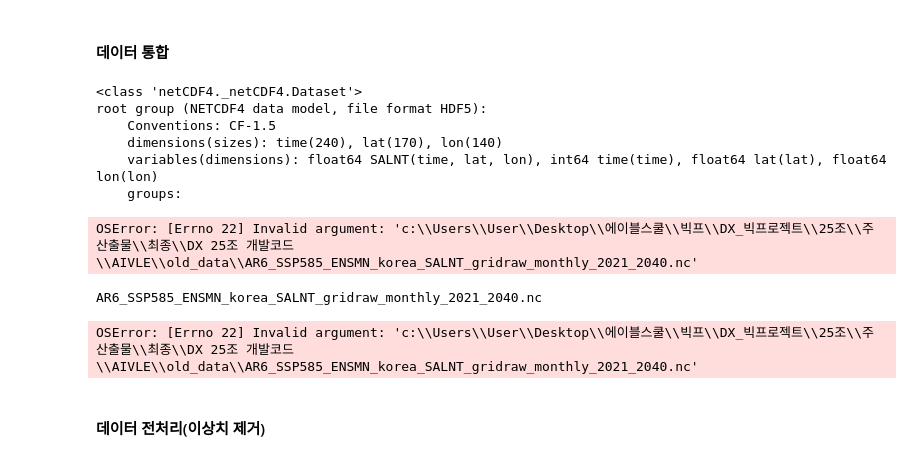
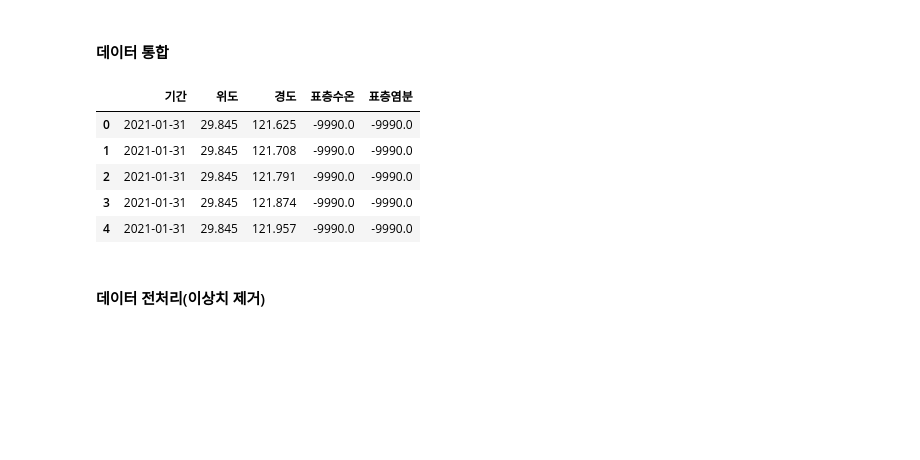
Before and after one commit to wonnyHwang/AIVLE_School_Big_Project, a Jupyter notebook: preprocessing.ipynb, the cells around one changed output. Drawn from its saved outputs; the diff is of its cells as text; code cells hidden in the pictures; blank space fills up the shorter version.

Commit message:
KT-AIVLE-School-DX

```diff
--- a/preprocessing.ipynb
+++ b/preprocessing.ipynb
@@ -340,38 +340,28 @@ pd.merge(left, 제주, 'left', 'temp').drop(columns=['temp', '조사기간', '
 ### 기상청 표층수온/표층염분 예측치 데이터 전처리
 # %% [markdown]
 #### 데이터 통합
-# %%
-import netCDF4 as nc
-nc.Dataset('./old_data/AR6_SSP585_ENSMN_korea_SALNT_gridraw_monthly_2021_2040.nc')
-# %% [output]
-<class 'netCDF4._netCDF4.Dataset'>
-root group (NETCDF4 data model, file format HDF5):
-    Conventions: CF-1.5
-    dimensions(sizes): time(240), lat(170), lon(140)
-    variables(dimensions): float64 SALNT(time, lat, lon), int64 time(time), float64 lat(lat), float64 lon(lon)
-    groups:
-# %%
-xr.open_dataset('./old_data/AR6_SSP585_ENSMN_korea_SALNT_gridraw_monthly_2021_2040.nc')
-# %% [output]
-OSError: [Errno 22] Invalid argument: 'c:\\Users\\User\\Desktop\\에이블스쿨\\빅프\\DX_빅프로젝트\\25조\\주 산출물\\최종\\DX 25조 개발코드\\AIVLE\\old_data\\AR6_SSP585_ENSMN_korea_SALNT_gridraw_monthly_2021_2040.nc'
 # %%
 salnt = []
 sst = []
 for file in [file for file in os.listdir(path) if file.endswith('nc')]:
     if 'SALNT' in file:
-        salnt.append(xr.open_dataset(f'{path}/{file}').to_dataframe().reset_index())
+        salnt.append(xr.open_dataset(f'{path}/{file}', engine='h5netcdf').to_dataframe().reset_index())
     else:
-        sst.append(xr.open_dataset(f'{path}/{file}').to_dataframe().reset_index())
+        sst.append(xr.open_dataset(f'{path}/{file}', engine='h5netcdf').to_dataframe().reset_index())
 
 salnt = pd.concat(salnt, axis=0)
 sst = pd.concat(sst, axis=0)
 
 data = pd.merge(sst, salnt, on=['time', 'lat', 'lon'])
 data.rename({'time':'기간', 'lat':'위도', 'lon':'경도', 'SALNT':'표층염분', 'SST':'표층수온'}, axis=1, inplace=True)
 data.head()
 # %% [output]
-AR6_SSP585_ENSMN_korea_SALNT_gridraw_monthly_2021_2040.nc
-OSError: [Errno 22] Invalid argument: 'c:\\Users\\User\\Desktop\\에이블스쿨\\빅프\\DX_빅프로젝트\\25조\\주 산출물\\최종\\DX 25조 개발코드\\AIVLE\\old_data\\AR6_SSP585_ENSMN_korea_SALNT_gridraw_monthly_2021_2040.nc'
+|  | 기간 | 위도 | 경도 | 표층수온 | 표층염분 |
+| 0 | 2021-01-31 | 29.845 | 121.625 | -9990.0 | -9990.0 |
+| 1 | 2021-01-31 | 29.845 | 121.708 | -9990.0 | -9990.0 |
+| 2 | 2021-01-31 | 29.845 | 121.791 | -9990.0 | -9990.0 |
+| 3 | 2021-01-31 | 29.845 | 121.874 | -9990.0 | -9990.0 |
+| 4 | 2021-01-31 | 29.845 | 121.957 | -9990.0 | -9990.0 |
 # %% [markdown]
 #### 데이터 전처리(이상치 제거)
 # %% [markdown]
```
Also changed, not shown: parts of 2 cells of this notebook.
